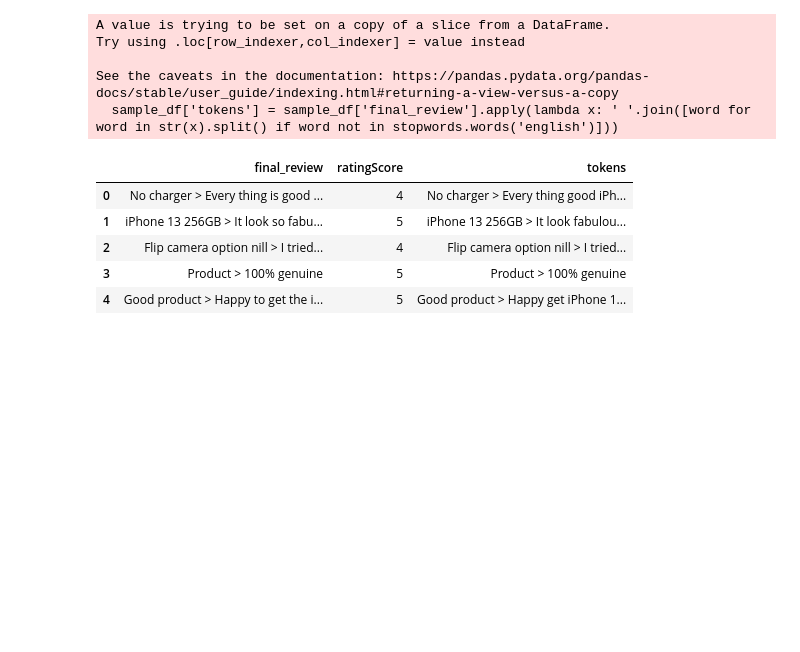
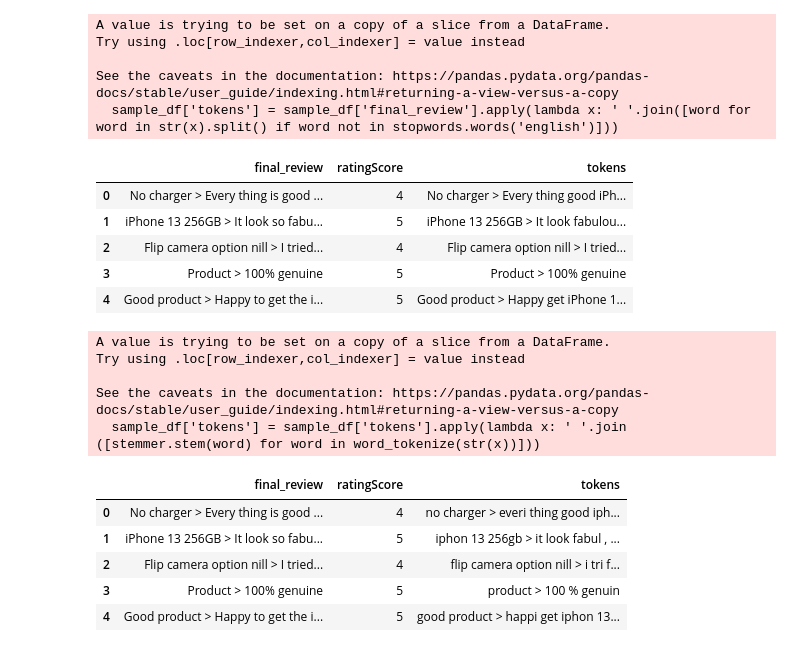
Before and after one commit to AjayAndData/REF_LLM, a Jupyter notebook: basic_NLP.ipynb, the cells around one changed output. Drawn from its saved outputs; the diff is of its cells as text; code cells hidden in the pictures; blank space fills up the shorter version.

```diff
--- a/basic_NLP.ipynb
+++ b/basic_NLP.ipynb
@@ -159,3 +161,21 @@ See the caveats in the documentation: https://pandas.pydata.org/pandas-docs/stab
 | 2 | Flip camera option nill > I tried... | 4 | Flip camera option nill > I tried... |
 | 3 | Product > 100% genuine | 5 | Product > 100% genuine |
 | 4 | Good product > Happy to get the i... | 5 | Good product > Happy get iPhone 1... |
+# %%
+##stemming
+from nltk.stem import PorterStemmer, WordNetLemmatizer
+stemmer = PorterStemmer()
+sample_df['tokens'] = sample_df['tokens'].apply(lambda x: ' '.join ([stemmer.stem(word) for word in word_tokenize(str(x))]))
+sample_df.head()
+# %% [output]
+A value is trying to be set on a copy of a slice from a DataFrame.
+Try using .loc[row_indexer,col_indexer] = value instead
+
+See the caveats in the documentation: https://pandas.pydata.org/pandas-docs/stable/user_guide/indexing.html#returning-a-view-versus-a-copy
+  sample_df['tokens'] = sample_df['tokens'].apply(lambda x: ' '.join ([stemmer.stem(word) for word in word_tokenize(str(x))]))
+|  | final_review | ratingScore | tokens |
+| 0 | No charger > Every thing is good ... | 4 | no charger > everi thing good iph... |
+| 1 | iPhone 13 256GB > It look so fabu... | 5 | iphon 13 256gb > it look fabul , ... |
+| 2 | Flip camera option nill > I tried... | 4 | flip camera option nill > i tri f... |
+| 3 | Product > 100% genuine | 5 | product > 100 % genuin |
+| 4 | Good product > Happy to get the i... | 5 | good product > happi get iphon 13... |
```
Also changed, not shown: parts of 2 cells of this notebook.
